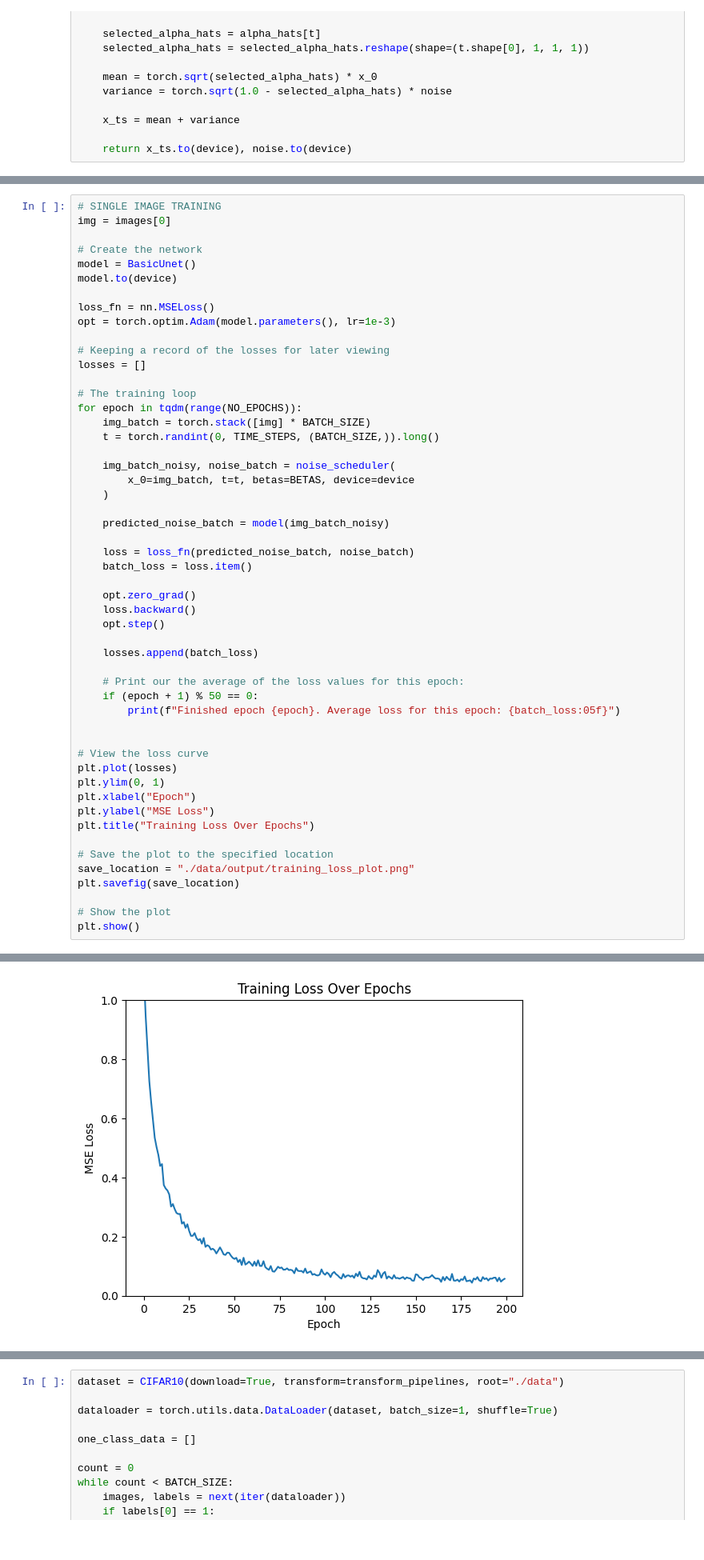
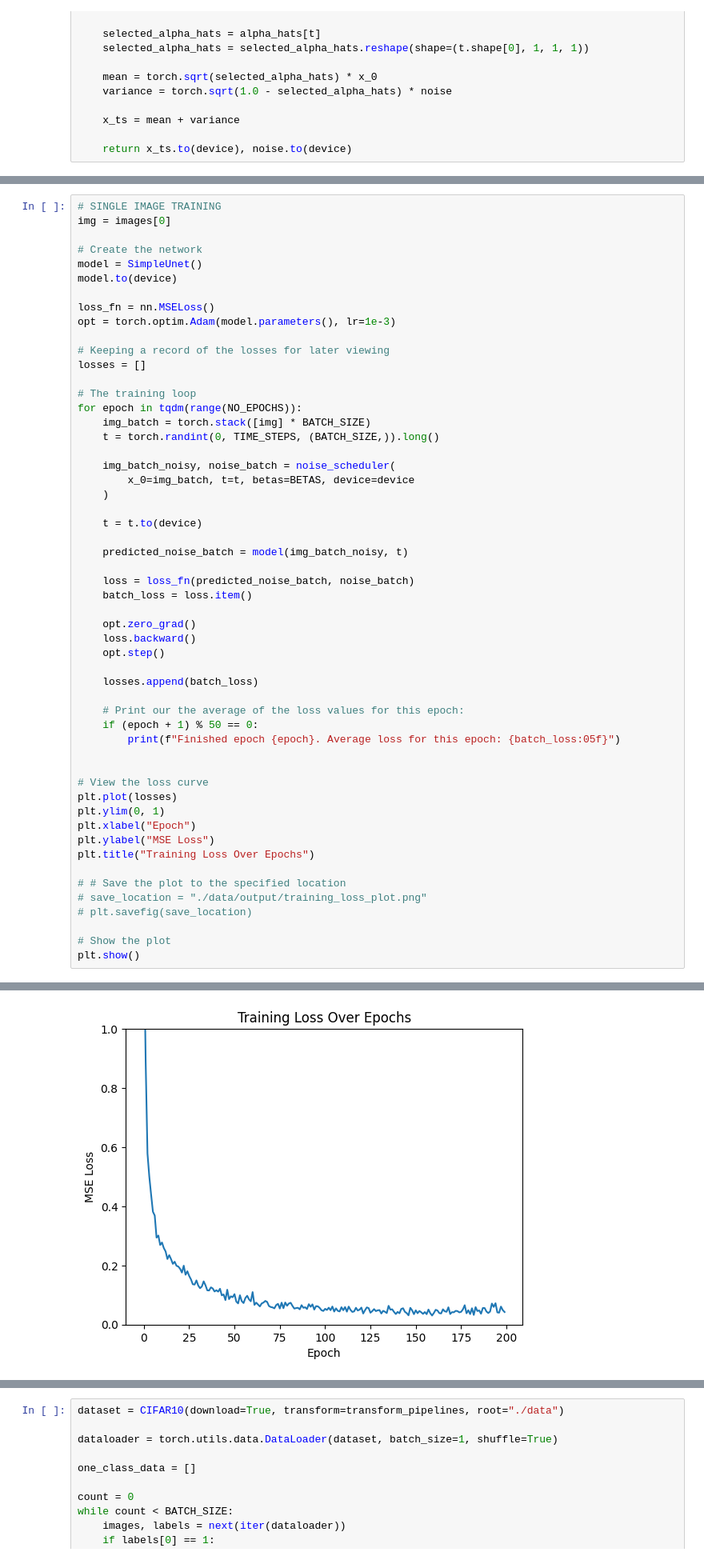
Before and after one commit to patrick-lindemann/ddpm, a Jupyter notebook: train_test_denoiser.ipynb, the cells around one changed output, grey strips where cells are left out. Shown at 80% size. Cells and saved outputs as stored; diff of their text form.

```diff
--- a/train_test_denoiser.ipynb
+++ b/train_test_denoiser.ipynb
@@ -220,7 +251,7 @@ Clipping input data to the valid range for imshow with RGB data ([0..1] for floa
 img = images[0]
 
 # Create the network
-model = BasicUnet()
+model = SimpleUnet()
 model.to(device)
 
 loss_fn = nn.MSELoss()
@@ -238,7 +269,9 @@ for epoch in tqdm(range(NO_EPOCHS)):
         x_0=img_batch, t=t, betas=BETAS, device=device
     )
 
-    predicted_noise_batch = model(img_batch_noisy)
+    t = t.to(device)
+
+    predicted_noise_batch = model(img_batch_noisy, t)
 
     loss = loss_fn(predicted_noise_batch, noise_batch)
     batch_loss = loss.item()
@@ -261,9 +294,9 @@ plt.xlabel("Epoch")
 plt.ylabel("MSE Loss")
 plt.title("Training Loss Over Epochs")
 
-# Save the plot to the specified location
-save_location = "./data/output/training_loss_plot.png"
-plt.savefig(save_location)
+# # Save the plot to the specified location
+# save_location = "./data/output/training_loss_plot.png"
+# plt.savefig(save_location)
 
 # Show the plot
 plt.show()
@@ -276,4 +308,4 @@ FileNotFoundError: [Errno 2] No such file or directory: './data/output/training_
-[figure, old version]
+[figure, new version]
 # %%
 t = torch.randint(0, TIME_STEPS, (1,)).long()
 img_noisy, noise = noise_scheduler(x_0=img, t=t, betas=BETAS, device=device)
```
Also changed, not shown: parts of 8 cells of this notebook, 1 other file.
